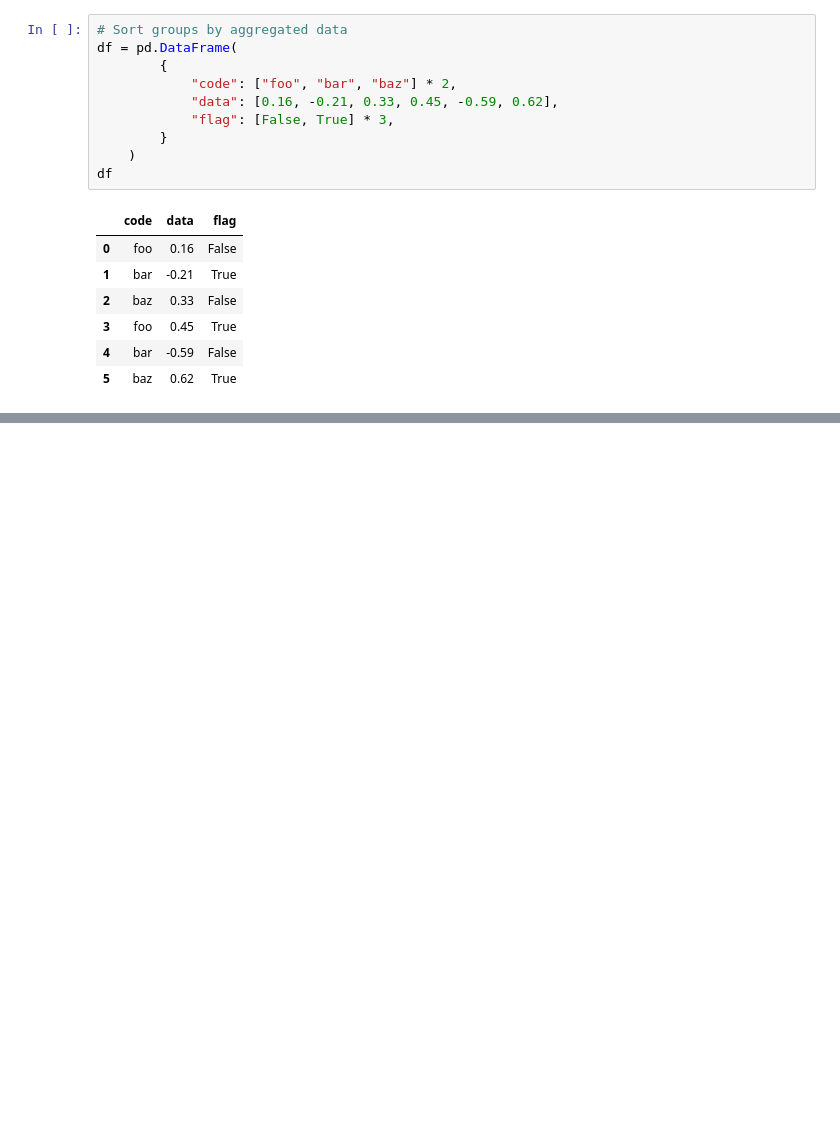
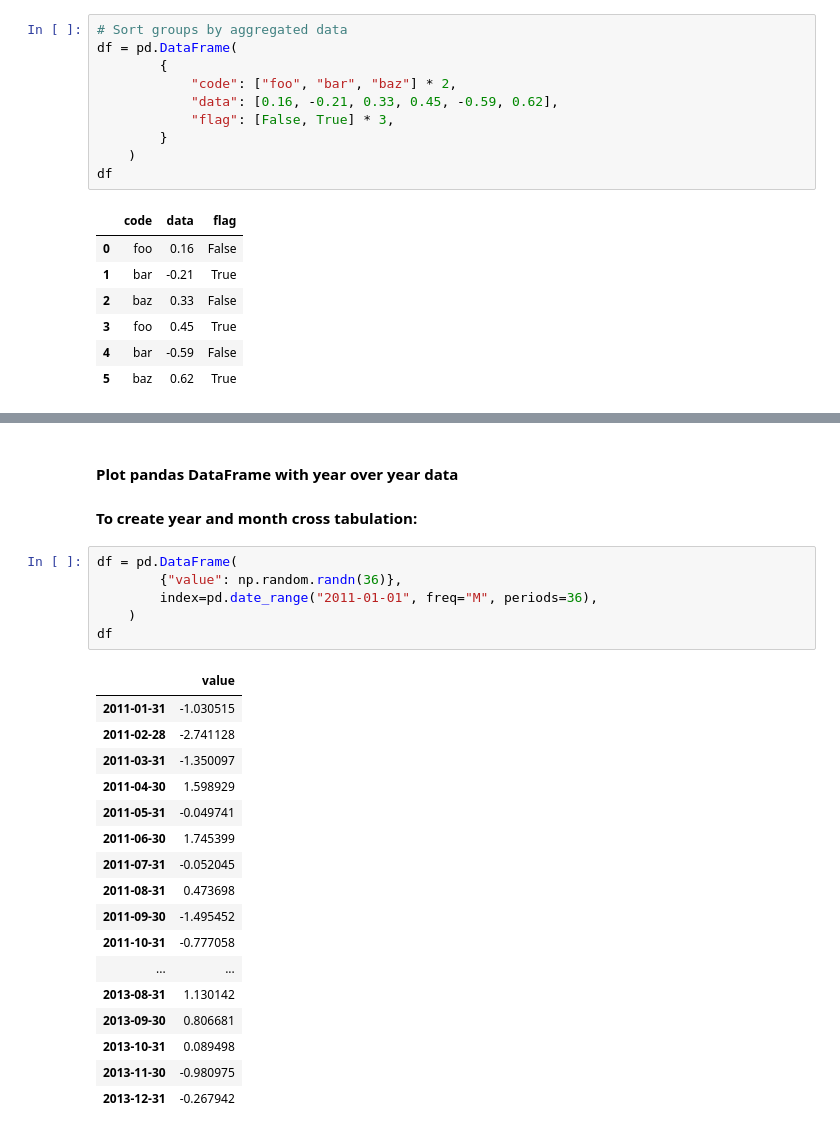
Before and after one commit to onlyabhilash/Feature-Engg, a Jupyter notebook: Pandas/Cooking.ipynb, the cells around one changed output, grey strips where cells are left out. Drawn from its saved outputs; the diff is of its cells as text; blank space fills up the shorter version.

```diff
--- a/Pandas/Cooking.ipynb
+++ b/Pandas/Cooking.ipynb
@@ -998,0 +1070,28 @@ table.stack("City")
+# %% [markdown]
+#### Plot pandas DataFrame with year over year data
+
+#### To create year and month cross tabulation:
+# %%
+df = pd.DataFrame(
+        {"value": np.random.randn(36)},
+        index=pd.date_range("2011-01-01", freq="M", periods=36),
+    )
+df
+# %% [output]
+|  | value |
+| 2011-01-31 | -1.030515 |
+| 2011-02-28 | -2.741128 |
+| 2011-03-31 | -1.350097 |
+| 2011-04-30 | 1.598929 |
+| 2011-05-31 | -0.049741 |
+| 2011-06-30 | 1.745399 |
+| 2011-07-31 | -0.052045 |
+| 2011-08-31 | 0.473698 |
+| 2011-09-30 | -1.495452 |
+| 2011-10-31 | -0.777058 |
+| ... | ... |
+| 2013-08-31 | 1.130142 |
+| 2013-09-30 | 0.806681 |
+| 2013-10-31 | 0.089498 |
+| 2013-11-30 | -0.980975 |
+| 2013-12-31 | -0.267942 |
```
Also changed, not shown: parts of 49 cells of this notebook.
